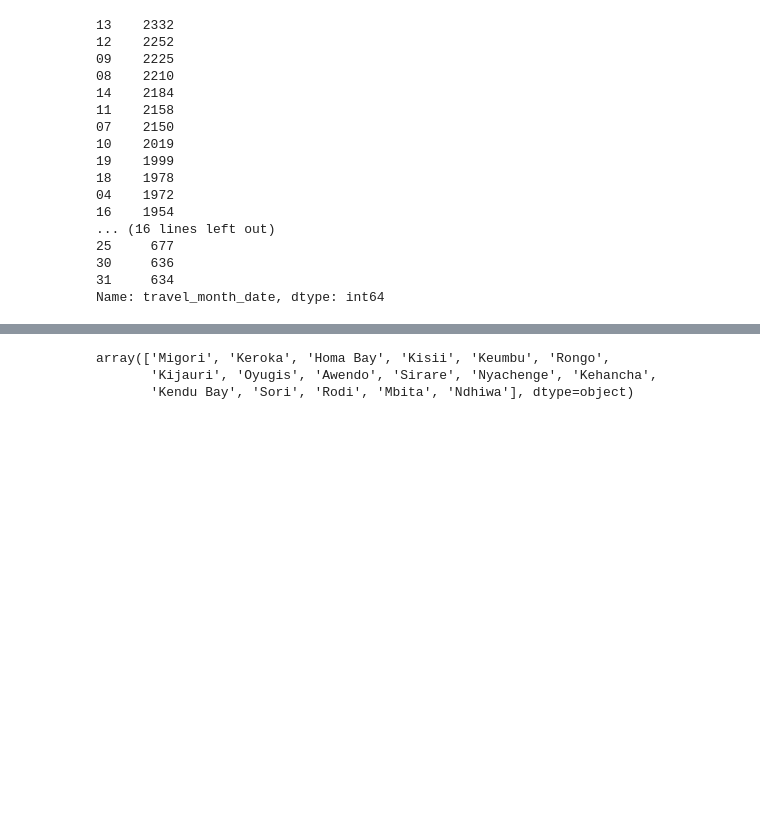
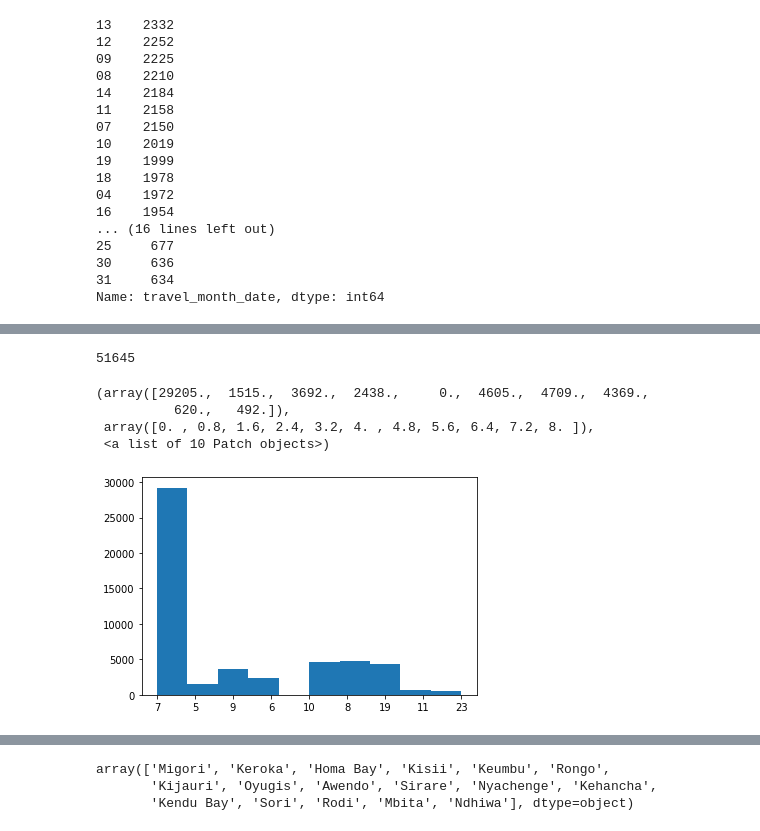
Before and after one commit to VaideswarReddy/Demanad-prediction-for-public-transport, a Jupyter notebook: Vaideswar_Reddy_Team_5_Capstone_Project_2.ipynb, the cells around one changed output, grey strips where cells are left out. Cells and saved outputs as stored; diff of their text form; code cells hidden in the pictures; blank space fills up the shorter version.

```diff
--- a/Vaideswar_Reddy_Team_5_Capstone_Project_2.ipynb
+++ b/Vaideswar_Reddy_Team_5_Capstone_Project_2.ipynb
@@ -449,0 +464,4 @@ df.head()
+# %%
+df_ = df.copy()
+# %%
+df_ = df_[['ride_id','travel_time_hrs']]
@@ -450,3 +477,15 @@ df.head()
+# %%
+len(df_['travel_time_hrs'])
+# %% [output]
+51645
+# %%
+plt.hist(df_['travel_time_hrs'],bins=10)
+# %% [output]
+(array([29205.,  1515.,  3692.,  2438.,     0.,  4605.,  4709.,  4369.,
+          620.,   492.]),
+ array([0. , 0.8, 1.6, 2.4, 3.2, 4. , 4.8, 5.6, 6.4, 7.2, 8. ]),
+ <a list of 10 Patch objects>)
+[figure, added]
 # %%
 # df['travel_month'] = df[['travel_date'][:4]]
 # %%
```
Also changed, not shown: parts of 90 cells of this notebook.
